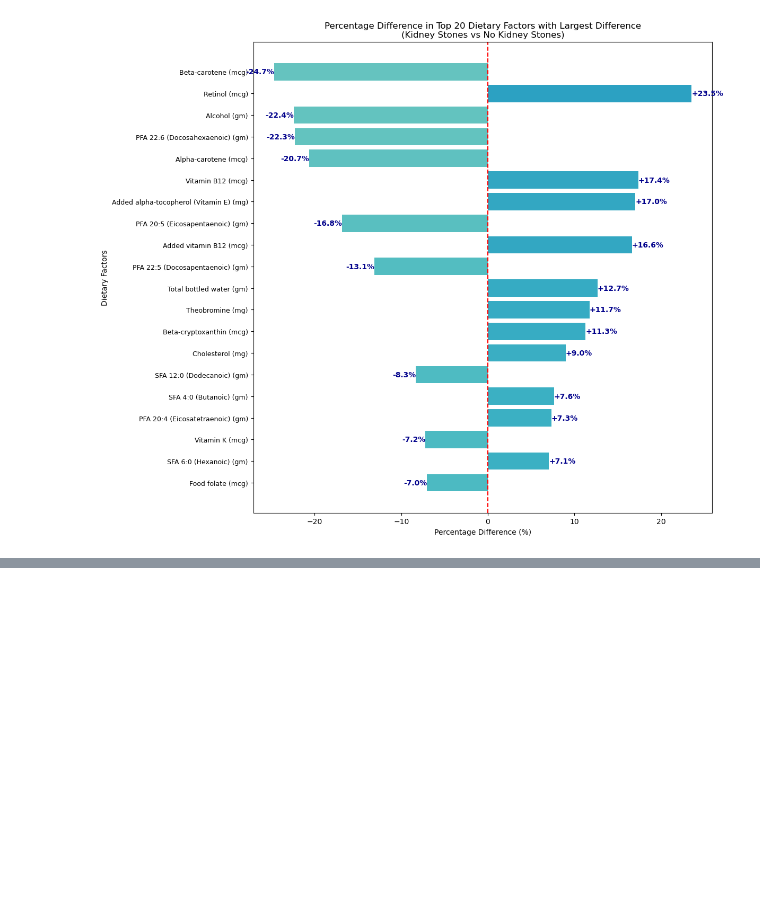
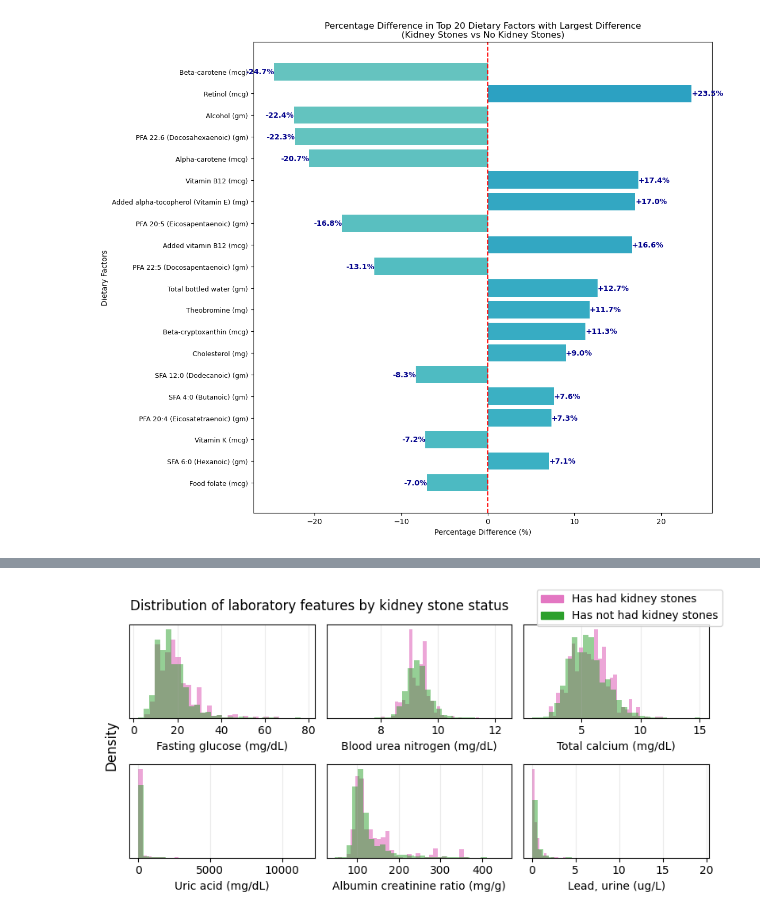
Before and after one commit to dvnguyen02/DATA301-Project, a Jupyter notebook: EDA/background-and-data.ipynb, the cells around one changed output, grey strips where cells are left out. Saved outputs shown, nothing was run; the diff lists cells and outputs as text; code cells hidden in the pictures; blank space fills up the shorter version.

```diff
--- a/EDA/background-and-data.ipynb
+++ b/EDA/background-and-data.ipynb
@@ -335,0 +344,34 @@ plt.show()
+# %%
+lab_cols = ["LBXSBU", "LBXSCA", "LBXSUA", "URDACT", "LBXGLU", "URXUPB"]
+lab_names = [
+    "Fasting glucose (mg/dL)",
+    "Blood urea nitrogen (mg/dL)",
+    "Total calcium (mg/dL)",
+    "Uric acid (mg/dL)",
+    "Albumin creatinine ratio (mg/g)",
+    "Lead, urine (ug/L)"
+]
+# %%
+fig, ax = plt.subplots(2, 3, figsize = (8,4))
+axr = ax.ravel()
+
+for i, col in enumerate(lab_cols):
+    axr[i].hist(df.loc[df["KIQ026"] == 1, col], bins = 30, alpha = 0.65, color = "tab:pink", density = True)
+    axr[i].hist(df.loc[df["KIQ026"] == 2, col], bins = 30, alpha = 0.5, color = "tab:green", density = True)
+    axr[i].yaxis.set_visible(False)
+    axr[i].set_ylabel(None)
+    axr[i].set_xlabel(lab_names[i])
+    axr[i].grid(alpha = 0.25)
+
+fig.legend(handles = [
+    mpatches.Patch(color = "tab:pink", label = "Has had kidney stones"),
+    mpatches.Patch(color = "tab:green", label = "Has not had kidney stones")
+], loc = "upper right")
+fig.suptitle("Distribution of laboratory features by kidney stone status", x = 0.36, y = 0.96)
+fig.supylabel("Density")
+plt.tight_layout()
+
+plt.savefig("../results/figures/lab_dist.png")
+plt.show()
+# %% [output]
+[figure, added]
```
Also changed, not shown: parts of 4 cells of this notebook, 1 other file.
